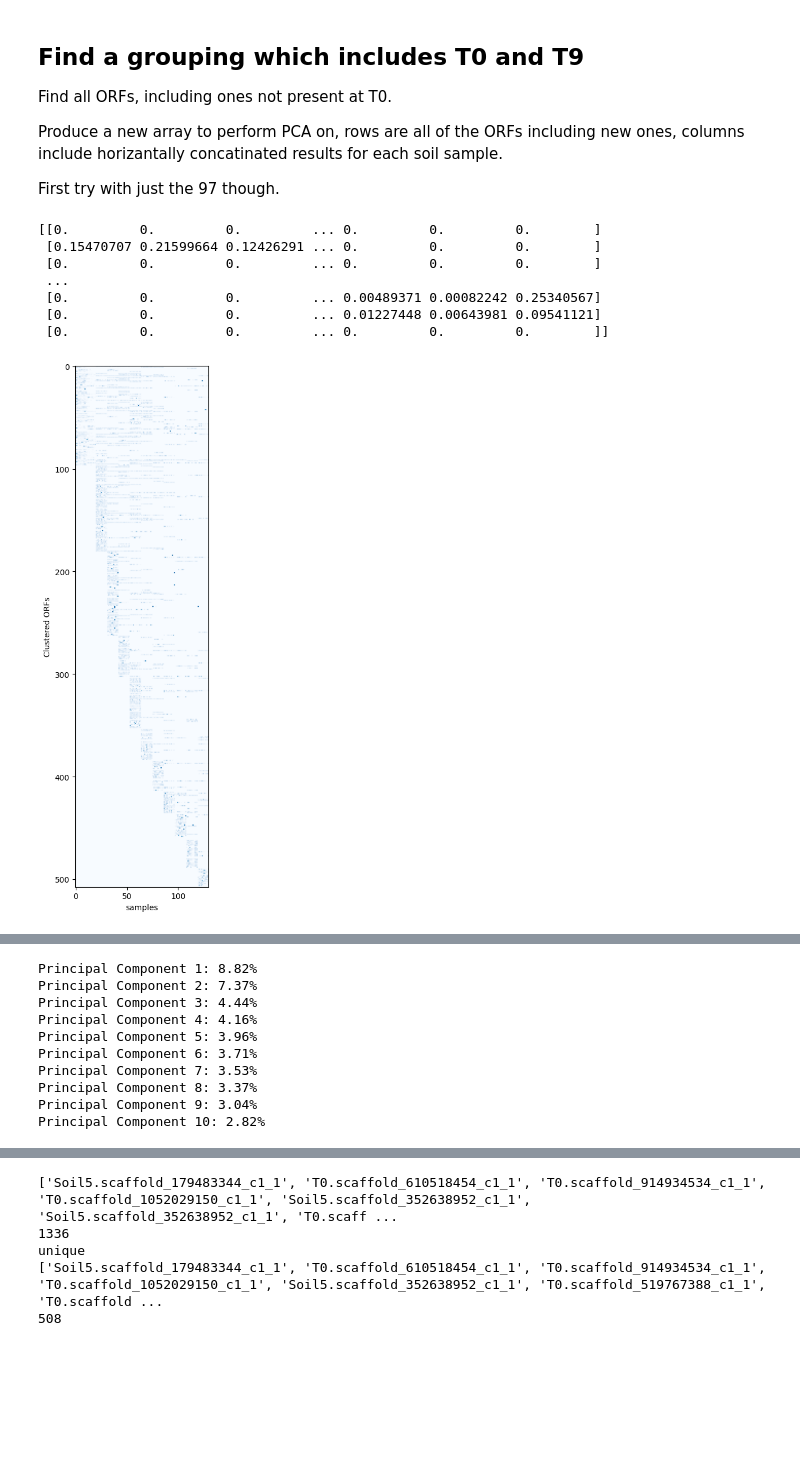
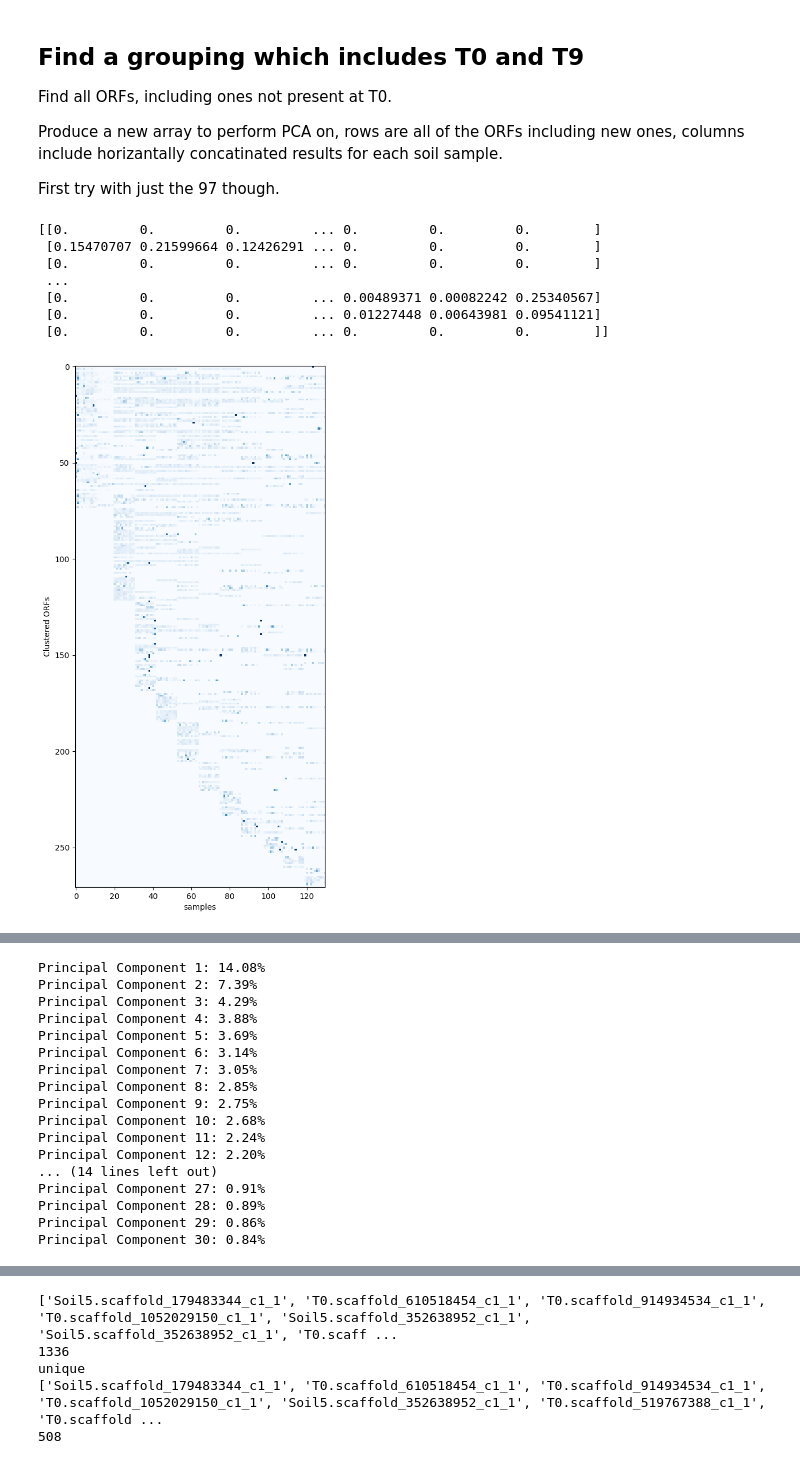
Before and after one commit to AddisonHowe/soil-metagenomics, a Jupyter notebook: organization.ipynb, the cells around one changed output, grey strips where cells are left out. Saved outputs shown, nothing was run; the diff lists cells and outputs as text; code cells hidden in the pictures; blank space fills up the shorter version.

Commit message:
hierarchical clusters

```diff
--- a/organization.ipynb
+++ b/organization.ipynb
@@ -402,13 +402,13 @@ Produce a new array to perform PCA on, rows are all of the ORFs including new on
 
 First try with just the 97 though.
 # %%
-clustered_data = pd.read_csv('out/T0data_508_nar.tsv', sep='\t', header=None)
+clustered_data = pd.read_csv('out/T0data_271_nar.tsv', sep='\t', header=None)
 data = clustered_data.values
 data = data / data.sum(axis=1, keepdims=True)
 
 
 for soil in soils:
-    filename = f"out/{soil}data_508_nar.tsv"  # Construct the filename
+    filename = f"out/{soil}data_271_nar.tsv"  # Construct the filename
     df = pd.read_csv(filename, sep='\t', header = None)
     df = df.values
     df = df / df.sum(axis = 1, keepdims=True)
@@ -428,58 +428,42 @@ from sklearn.preprocessing import StandardScaler
 scaler = StandardScaler()
 scaled_data = scaler.fit_transform(data)
 
-pca = PCA(n_components=10)
+pca = PCA(n_components=30)
 principal_components = pca.fit_transform(scaled_data)
 
 # Generate colors based on row index
 row_indices = np.arange(principal_components.shape[0])
 colors = plt.cm.seismic(row_indices / row_indices.max())
 
 # Plot the first two principal components with row index labels
 plt.figure(figsize=(10, 8))
 for i in range(principal_components.shape[0]):
-    plt.scatter(principal_components[i, 0], principal_components[i, 1], color=colors[i])
-    plt.text(principal_components[i, 0] + 0.1, principal_components[i, 1] + 0.1 , str(i), fontsize=8, ha='right', va='bottom')
+    if (i < 70):
+        plt.scatter(principal_components[i, 0], principal_components[i, 1], color='blue')
+        plt.text(principal_components[i, 0] + 0.1, principal_components[i, 1] + 0.1 , str(i), fontsize=8, ha='right', va='bottom')
+    if (i > 70):
+        plt.scatter(principal_components[i, 0], principal_components[i, 1], color='red')
+        plt.text(principal_components[i, 0] + 0.1, principal_components[i, 1] + 0.1 , str(i), fontsize=8, ha='right', va='bottom')
 
 
 plt.xlabel('Principal Component 1 (9%)')
 plt.ylabel('Principal Component 2 (7%)')
 plt.title('PCA of Gene Variants under Different pH Conditions')
 plt.grid(True)
 plt.tight_layout()
 plt.show()
 
-# Generate colors based on row index
-row_indices = np.arange(principal_components.shape[0])
-colors = plt.cm.seismic(row_indices / row_indices.max())
-
-# Plot the first two principal components with row index labels
-plt.figure(figsize=(10, 8))
-for i in range(principal_components.shape[0]):
-    if (principal_components[i, 0] < 0 and principal_components[i, 1] < 5 and principal_components[i, 1] > -4):
-        plt.scatter(principal_components[i, 0], principal_components[i, 1], color=colors[i])
-        plt.text(principal_components[i, 0] + 0.1, principal_components[i, 1] + 0.1 , str(i), fontsize=8, ha='right', va='bottom')
-
-
-plt.xlabel('Principal Component 1 (9%)')
-plt.ylabel('Principal Component 2 (7%)')
-plt.title('PCA of Gene Variants under Different pH Conditions')
-plt.xlim(-4, 0)
-plt.ylim(-4, 5)
-plt.grid(True)
-plt.tight_layout()
-plt.show()
-
 
 
 for i, ratio in enumerate(pca.explained_variance_ratio_, start=1):
+    plt.scatter(i, ratio)
     print(f"Principal Component {i}: {ratio * 100:.2f}%")
 # %% [output]
 [[0.         0.         0.         ... 0.         0.         0.        ]
  [0.15470707 0.21599664 0.12426291 ... 0.         0.         0.        ]
  [0.         0.         0.         ... 0.         0.         0.        ]
  ...
  [0.         0.         0.         ... 0.00489371 0.00082242 0.25340567]
  [0.         0.         0.         ... 0.01227448 0.00643981 0.09541121]
  [0.         0.         0.         ... 0.         0.         0.        ]]
-[figure, old version]
+[figure, new version]
@@ -486,0 +471,17 @@ for i, ratio in enumerate(pca.explained_variance_ratio_, start=1):
+Principal Component 1: 14.08%
+Principal Component 2: 7.39%
+Principal Component 3: 4.29%
+Principal Component 4: 3.88%
+Principal Component 5: 3.69%
+Principal Component 6: 3.14%
+Principal Component 7: 3.05%
+Principal Component 8: 2.85%
+Principal Component 9: 2.75%
+Principal Component 10: 2.68%
+Principal Component 11: 2.24%
+Principal Component 12: 2.20%
+... (14 lines left out)
+Principal Component 27: 0.91%
+Principal Component 28: 0.89%
+Principal Component 29: 0.86%
+Principal Component 30: 0.84%
@@ -488,10 +488,0 @@ for i, ratio in enumerate(pca.explained_variance_ratio_, start=1):
-Principal Component 1: 8.82%
-Principal Component 2: 7.37%
-Principal Component 3: 4.44%
-Principal Component 4: 4.16%
-Principal Component 5: 3.96%
-Principal Component 6: 3.71%
-Principal Component 7: 3.53%
-Principal Component 8: 3.37%
-Principal Component 9: 3.04%
-Principal Component 10: 2.82%
```
Also changed, not shown: parts of 6 cells of this notebook.
